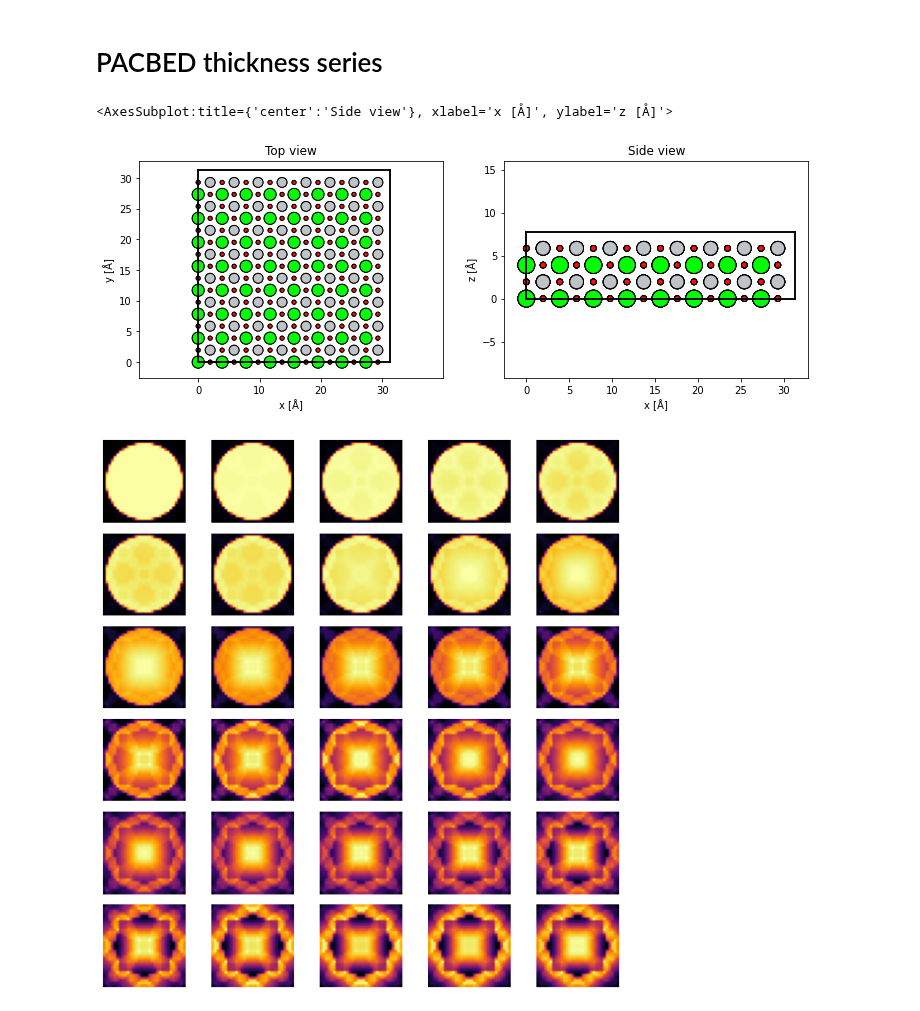
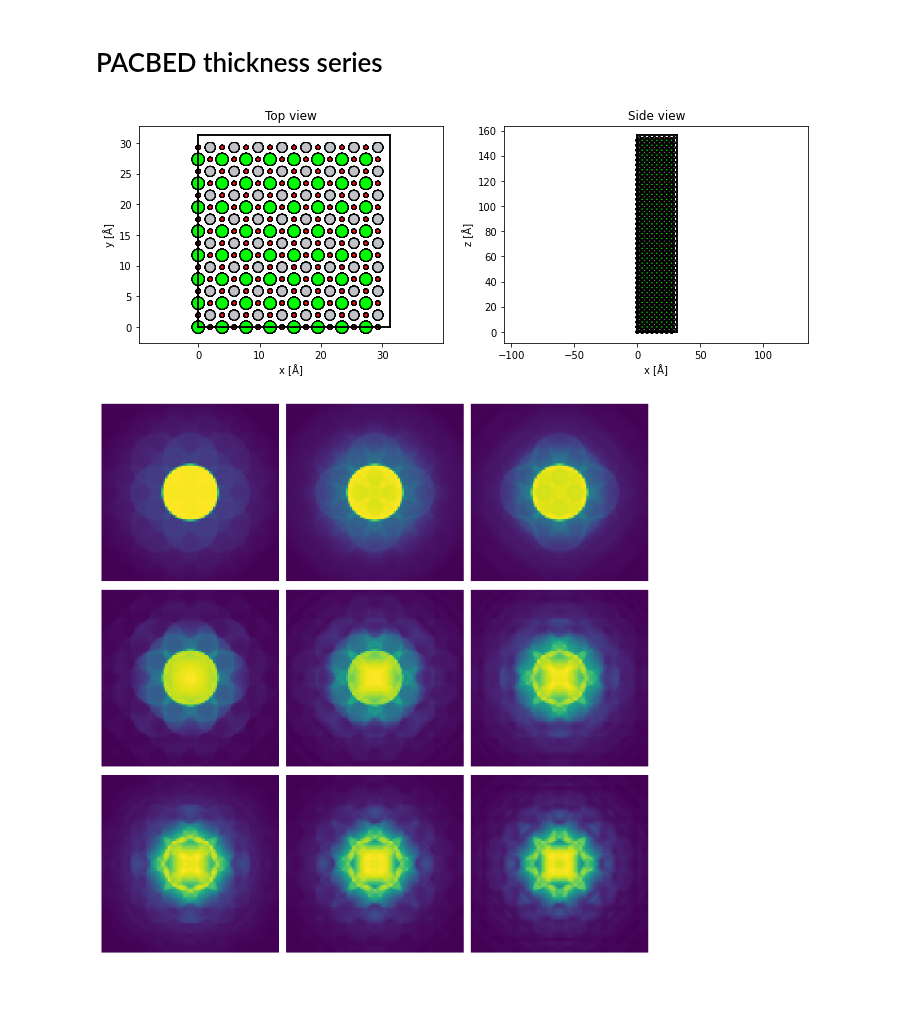
Before and after one commit to abTEM/abTEM, a Jupyter notebook: examples/other/pacbed_thickness_series.ipynb, the cells around one changed output. Saved outputs shown, nothing was run; the diff lists cells and outputs as text; code cells hidden in the pictures.

```diff
--- a/examples/other/pacbed_thickness_series.ipynb
+++ b/examples/other/pacbed_thickness_series.ipynb
@@ -16,15 +16,14 @@ current version: 1.0.0beta13
 # %%
 atoms = read('../data/srtio3_100.cif')
 
-atoms *= (8, 8, 2)
+atoms *= (8, 8, 40)
 
 fig, (ax1, ax2) = plt.subplots(1, 2, figsize=(12,4))
 
 show_atoms(atoms, ax=ax1, title='Top view')
-show_atoms(atoms, ax=ax2, plane='xz', title='Side view')
+show_atoms(atoms, ax=ax2, plane='xz', title='Side view');
 # %% [output]
-<AxesSubplot:title={'center':'Side view'}, xlabel='x [Å]', ylabel='z [Å]'>
-[figure, old version]
+[figure, new version]
 # %%
 potential = Potential(atoms,
                       gpts=512,
@@ -36,30 +34,36 @@ potential = Potential(atoms,
 # %%
-detector = PixelatedDetector(max_angle=10)
+detector = PixelatedDetector(max_angle=60)
 
 end = (potential.extent[0] / 8, potential.extent[1] / 8)
-
 scan = GridScan(start=[0, 0], end=end, sampling=.2)
 
-probe = Probe(energy=300e3, semiangle_cutoff=9.4, device='gpu', rolloff=0.05)
-
+probe = SMatrix(energy=80e3, semiangle_cutoff=20, device='gpu')
 probe.grid.match(potential)
-
-measurements = [detector.allocate_measurement(probe) for i in range(30)]
-# %%
-for indices, positions in scan.generate_positions(max_batch=20, pbar=True):
-    probes = probe.build(positions)
-
-    for measurement in measurements:
-        probes = probes.multislice(potential, pbar=False)
-
-        measurement += detector.detect(probes).sum(0)
+# %%
+# save after every eighth slice
+save_every = 8
+
+chunks = [(i, i + save_every) for i in range(0, len(potential), save_every)]
+# %%
+measurements = []
+
+S = probe.build()
+for i, j in tqdm(chunks):
+
+    potential_slices = potential[i:j]
+
+    S.multislice(potential_slices, multislice_pbar=False, plane_waves_pbar=False)
+
+    measurement = S.scan(scan, detector, pbar=False)
+
+    measurements.append(measurement.sum((0,1)))
 # %%
-fig, axes = plt.subplots(6,5, figsize=(8,8))
+fig, axes = plt.subplots(3,3, figsize=(10,10))
 
 for i, ax in enumerate(axes.ravel()):
-    ax.imshow(measurements[i].array, cmap='inferno')
+    measurements[i].show(ax=ax, cmap='viridis', power=.5)
     ax.axis('off')
 
 plt.tight_layout()
 # %% [output]
-[figure, old version]
+[figure, new version]
```
Also changed, not shown: parts of 2 cells of this notebook, 10 other files.
